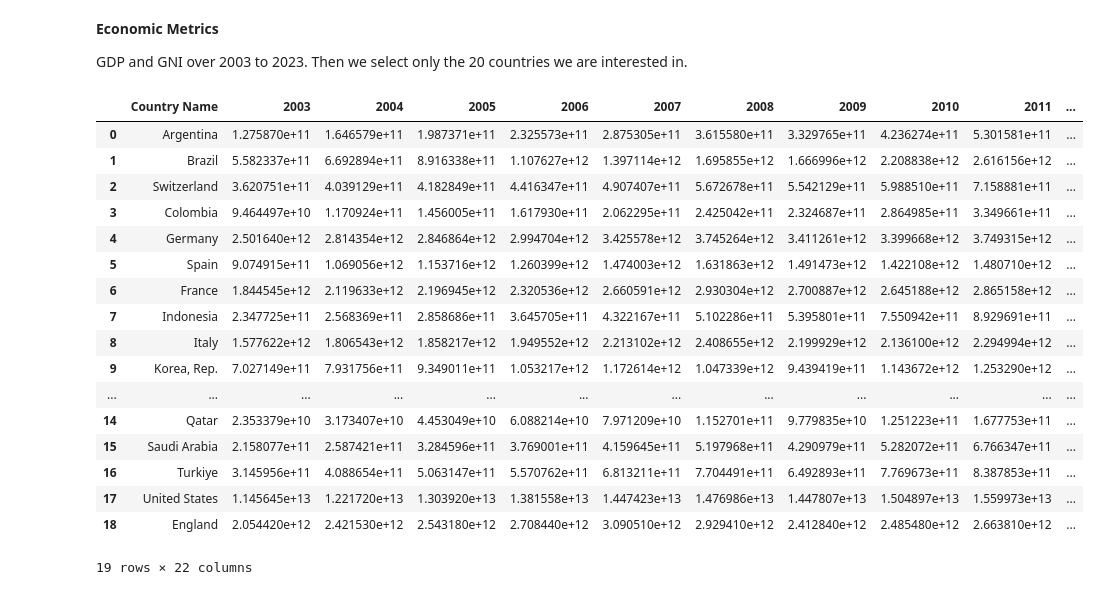
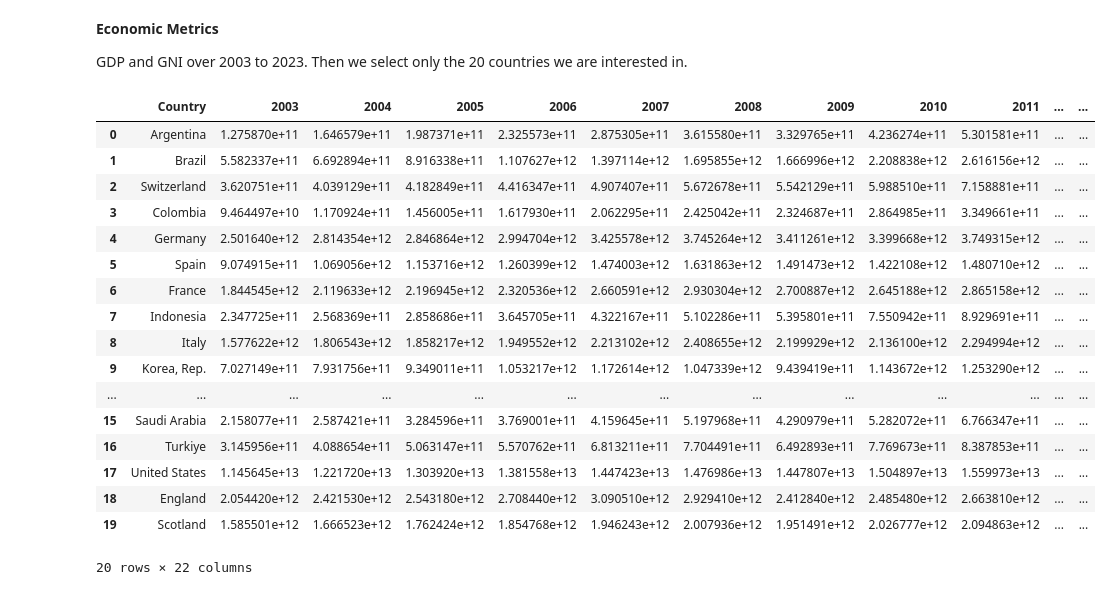
Before and after one commit to earaki/ECON323Project, a Jupyter notebook: Final Project/Final Project AraKim.ipynb, the cells around one changed output. Saved outputs shown, nothing was run; the diff lists cells and outputs as text; code cells hidden in the pictures.

```diff
--- a/Final Project/Final Project AraKim.ipynb
+++ b/Final Project/Final Project AraKim.ipynb
@@ -383,50 +383,63 @@ GDP and GNI over 2003 to 2023. Then we select only the 20 countries we are inter
 # %%
 # Loading GDP data (2010-2023)
 filtered_teams = [
     "England", "Spain", "Germany", "Brazil", "Italy", "Argentina", "Mexico",
     "United States", "France", "Saudi Arabia", "Turkiye", "Qatar", "Korea, Rep.",
     "Indonesia", "Colombia", "Portugal", "Netherlands", "Poland", "Scotland",
     "Switzerland"
 ]
 gdp = pd.read_csv("Data sets/GDP/GDP.csv", skiprows = 4)
 
 cleaned_gdp = gdp.loc[:, ['Country Name'] + [str(year) for year in range(2003, 2024)]]
 
 
 selected_gdp = cleaned_gdp[cleaned_gdp['Country Name'].isin(filtered_teams)]
 
 # add GDP data for England
 england_gdp_data = {
     "Country Name": "England",
     "2003": 2054.42e9, "2004": 2421.53e9, "2005": 2543.18e9, "2006": 2708.44e9,
     "2007": 3090.51e9, "2008": 2929.41e9, "2009": 2412.84e9, "2010": 2485.48e9,
     "2011": 2663.81e9, "2012": 2707.09e9, "2013": 2784.85e9, "2014": 3064.71e9,
     "2015": 2927.91e9, "2016": 2689.11e9, "2017": 2680.15e9, "2018": 2871.34e9,
     "2019": 2851.41e9, "2020": 2697.81e9, "2021": 3141.51e9, "2022": 3088.84e9,
     "2023": 3340.03e9
 }
 england_gdp_df = pd.DataFrame([england_gdp_data])
 selected_gdp = pd.concat([selected_gdp, england_gdp_df], ignore_index=True)
+selected_gdp = selected_gdp.rename(columns = {'Country Name':'Country'})
 
 # add GDP data for Scotland
+scotland_gdp = pd.read_csv("Data sets/GDP/Scotland_GDP.csv")
+scotland_gdp['GDP in GBP'] = scotland_gdp['GDP in million GBP'] * 1000000
+exchange_rate = 1.26
+scotland_gdp['GDP'] = scotland_gdp['GDP in GBP'] * exchange_rate
+scotland_gdp = scotland_gdp.drop(columns = ['GDP in million GBP', 'GDP in GBP'])
+scotland_gdp= scotland_gdp.pivot(
+    index=['Country'], columns="Year", values="GDP").reset_index()
+
+scotland_gdp.columns = scotland_gdp.columns.astype(str) #finally found issue after printing columns. Scotland columns were integers...
+
+selected_gdp = pd.concat([selected_gdp, scotland_gdp], ignore_index=True)
+selected_gdp
 # %% [output]
-|  | Country Name | 2003 | 2004 | 2005 | 2006 | 2007 | 2008 | 2009 | 2010 | 2011 | ... |
-| 0 | Argentina | 1.275870e+11 | 1.646579e+11 | 1.987371e+11 | 2.325573e+11 | 2.875305e+11 | 3.615580e+11 | 3.329765e+11 | 4.236274e+11 | 5.301581e+11 | ... |
-| 1 | Brazil | 5.582337e+11 | 6.692894e+11 | 8.916338e+11 | 1.107627e+12 | 1.397114e+12 | 1.695855e+12 | 1.666996e+12 | 2.208838e+12 | 2.616156e+12 | ... |
-| 2 | Switzerland | 3.620751e+11 | 4.039129e+11 | 4.182849e+11 | 4.416347e+11 | 4.907407e+11 | 5.672678e+11 | 5.542129e+11 | 5.988510e+11 | 7.158881e+11 | ... |
-| 3 | Colombia | 9.464497e+10 | 1.170924e+11 | 1.456005e+11 | 1.617930e+11 | 2.062295e+11 | 2.425042e+11 | 2.324687e+11 | 2.864985e+11 | 3.349661e+11 | ... |
-| 4 | Germany | 2.501640e+12 | 2.814354e+12 | 2.846864e+12 | 2.994704e+12 | 3.425578e+12 | 3.745264e+12 | 3.411261e+12 | 3.399668e+12 | 3.749315e+12 | ... |
-| 5 | Spain | 9.074915e+11 | 1.069056e+12 | 1.153716e+12 | 1.260399e+12 | 1.474003e+12 | 1.631863e+12 | 1.491473e+12 | 1.422108e+12 | 1.480710e+12 | ... |
-| 6 | France | 1.844545e+12 | 2.119633e+12 | 2.196945e+12 | 2.320536e+12 | 2.660591e+12 | 2.930304e+12 | 2.700887e+12 | 2.645188e+12 | 2.865158e+12 | ... |
-| 7 | Indonesia | 2.347725e+11 | 2.568369e+11 | 2.858686e+11 | 3.645705e+11 | 4.322167e+11 | 5.102286e+11 | 5.395801e+11 | 7.550942e+11 | 8.929691e+11 | ... |
-| 8 | Italy | 1.577622e+12 | 1.806543e+12 | 1.858217e+12 | 1.949552e+12 | 2.213102e+12 | 2.408655e+12 | 2.199929e+12 | 2.136100e+12 | 2.294994e+12 | ... |
-| 9 | Korea, Rep. | 7.027149e+11 | 7.931756e+11 | 9.349011e+11 | 1.053217e+12 | 1.172614e+12 | 1.047339e+12 | 9.439419e+11 | 1.143672e+12 | 1.253290e+12 | ... |
-| ... | ... | ... | ... | ... | ... | ... | ... | ... | ... | ... | ... |
-| 14 | Qatar | 2.353379e+10 | 3.173407e+10 | 4.453049e+10 | 6.088214e+10 | 7.971209e+10 | 1.152701e+11 | 9.779835e+10 | 1.251223e+11 | 1.677753e+11 | ... |
-| 15 | Saudi Arabia | 2.158077e+11 | 2.587421e+11 | 3.284596e+11 | 3.769001e+11 | 4.159645e+11 | 5.197968e+11 | 4.290979e+11 | 5.282072e+11 | 6.766347e+11 | ... |
-| 16 | Turkiye | 3.145956e+11 | 4.088654e+11 | 5.063147e+11 | 5.570762e+11 | 6.813211e+11 | 7.704491e+11 | 6.492893e+11 | 7.769673e+11 | 8.387853e+11 | ... |
-| 17 | United States | 1.145645e+13 | 1.221720e+13 | 1.303920e+13 | 1.381558e+13 | 1.447423e+13 | 1.476986e+13 | 1.447807e+13 | 1.504897e+13 | 1.559973e+13 | ... |
-| 18 | England | 2.054420e+12 | 2.421530e+12 | 2.543180e+12 | 2.708440e+12 | 3.090510e+12 | 2.929410e+12 | 2.412840e+12 | 2.485480e+12 | 2.663810e+12 | ... |
+|  | Country | 2003 | 2004 | 2005 | 2006 | 2007 | 2008 | 2009 | 2010 | 2011 | ... | ... |
+| 0 | Argentina | 1.275870e+11 | 1.646579e+11 | 1.987371e+11 | 2.325573e+11 | 2.875305e+11 | 3.615580e+11 | 3.329765e+11 | 4.236274e+11 | 5.301581e+11 | ... | ... |
+| 1 | Brazil | 5.582337e+11 | 6.692894e+11 | 8.916338e+11 | 1.107627e+12 | 1.397114e+12 | 1.695855e+12 | 1.666996e+12 | 2.208838e+12 | 2.616156e+12 | ... | ... |
+| 2 | Switzerland | 3.620751e+11 | 4.039129e+11 | 4.182849e+11 | 4.416347e+11 | 4.907407e+11 | 5.672678e+11 | 5.542129e+11 | 5.988510e+11 | 7.158881e+11 | ... | ... |
+| 3 | Colombia | 9.464497e+10 | 1.170924e+11 | 1.456005e+11 | 1.617930e+11 | 2.062295e+11 | 2.425042e+11 | 2.324687e+11 | 2.864985e+11 | 3.349661e+11 | ... | ... |
+| 4 | Germany | 2.501640e+12 | 2.814354e+12 | 2.846864e+12 | 2.994704e+12 | 3.425578e+12 | 3.745264e+12 | 3.411261e+12 | 3.399668e+12 | 3.749315e+12 | ... | ... |
+| 5 | Spain | 9.074915e+11 | 1.069056e+12 | 1.153716e+12 | 1.260399e+12 | 1.474003e+12 | 1.631863e+12 | 1.491473e+12 | 1.422108e+12 | 1.480710e+12 | ... | ... |
+| 6 | France | 1.844545e+12 | 2.119633e+12 | 2.196945e+12 | 2.320536e+12 | 2.660591e+12 | 2.930304e+12 | 2.700887e+12 | 2.645188e+12 | 2.865158e+12 | ... | ... |
+| 7 | Indonesia | 2.347725e+11 | 2.568369e+11 | 2.858686e+11 | 3.645705e+11 | 4.322167e+11 | 5.102286e+11 | 5.395801e+11 | 7.550942e+11 | 8.929691e+11 | ... | ... |
+| 8 | Italy | 1.577622e+12 | 1.806543e+12 | 1.858217e+12 | 1.949552e+12 | 2.213102e+12 | 2.408655e+12 | 2.199929e+12 | 2.136100e+12 | 2.294994e+12 | ... | ... |
+| 9 | Korea, Rep. | 7.027149e+11 | 7.931756e+11 | 9.349011e+11 | 1.053217e+12 | 1.172614e+12 | 1.047339e+12 | 9.439419e+11 | 1.143672e+12 | 1.253290e+12 | ... | ... |
+| ... | ... | ... | ... | ... | ... | ... | ... | ... | ... | ... | ... | ... |
+| 15 | Saudi Arabia | 2.158077e+11 | 2.587421e+11 | 3.284596e+11 | 3.769001e+11 | 4.159645e+11 | 5.197968e+11 | 4.290979e+11 | 5.282072e+11 | 6.766347e+11 | ... | ... |
+| 16 | Turkiye | 3.145956e+11 | 4.088654e+11 | 5.063147e+11 | 5.570762e+11 | 6.813211e+11 | 7.704491e+11 | 6.492893e+11 | 7.769673e+11 | 8.387853e+11 | ... | ... |
+| 17 | United States | 1.145645e+13 | 1.221720e+13 | 1.303920e+13 | 1.381558e+13 | 1.447423e+13 | 1.476986e+13 | 1.447807e+13 | 1.504897e+13 | 1.559973e+13 | ... | ... |
+| 18 | England | 2.054420e+12 | 2.421530e+12 | 2.543180e+12 | 2.708440e+12 | 3.090510e+12 | 2.929410e+12 | 2.412840e+12 | 2.485480e+12 | 2.663810e+12 | ... | ... |
+| 19 | Scotland | 1.585501e+12 | 1.666523e+12 | 1.762424e+12 | 1.854768e+12 | 1.946243e+12 | 2.007936e+12 | 1.951491e+12 | 2.026777e+12 | 2.094863e+12 | ... | ... |
-19 rows × 22 columns
+20 rows × 22 columns
 # %%
 # Loading GNI data (2003-2023)
```
Also changed, not shown: parts of 2 cells of this notebook, 2 other files.
